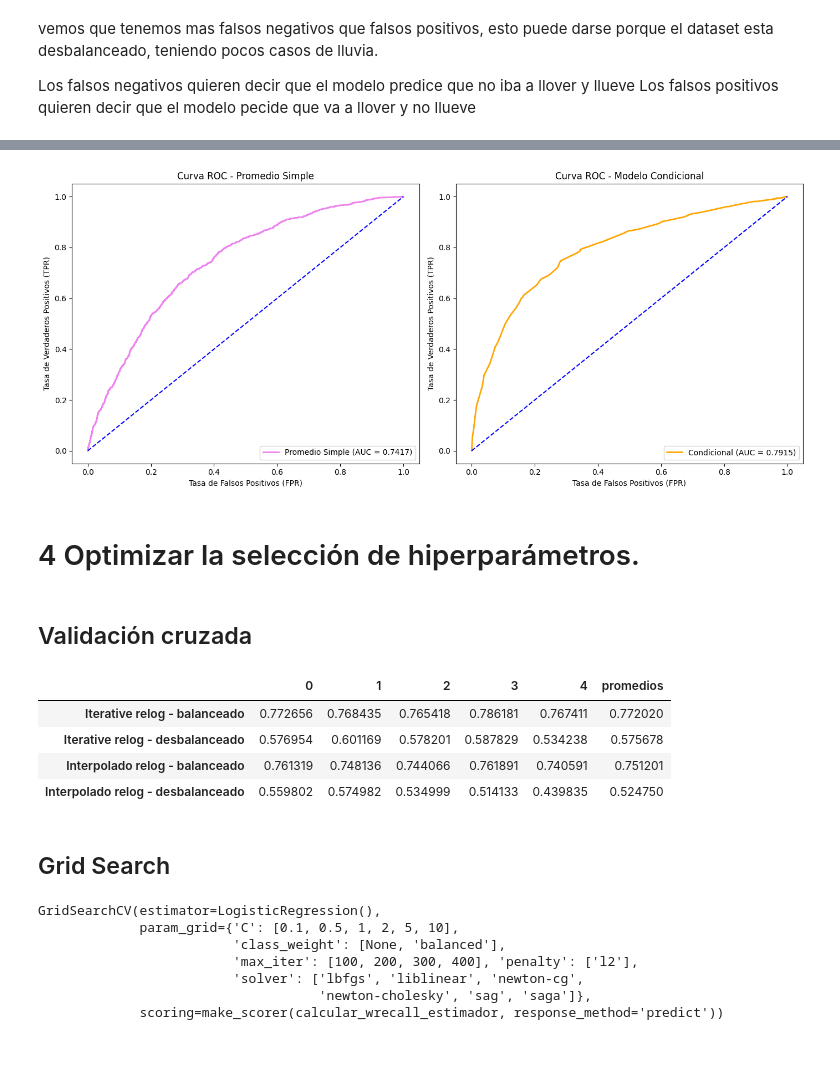
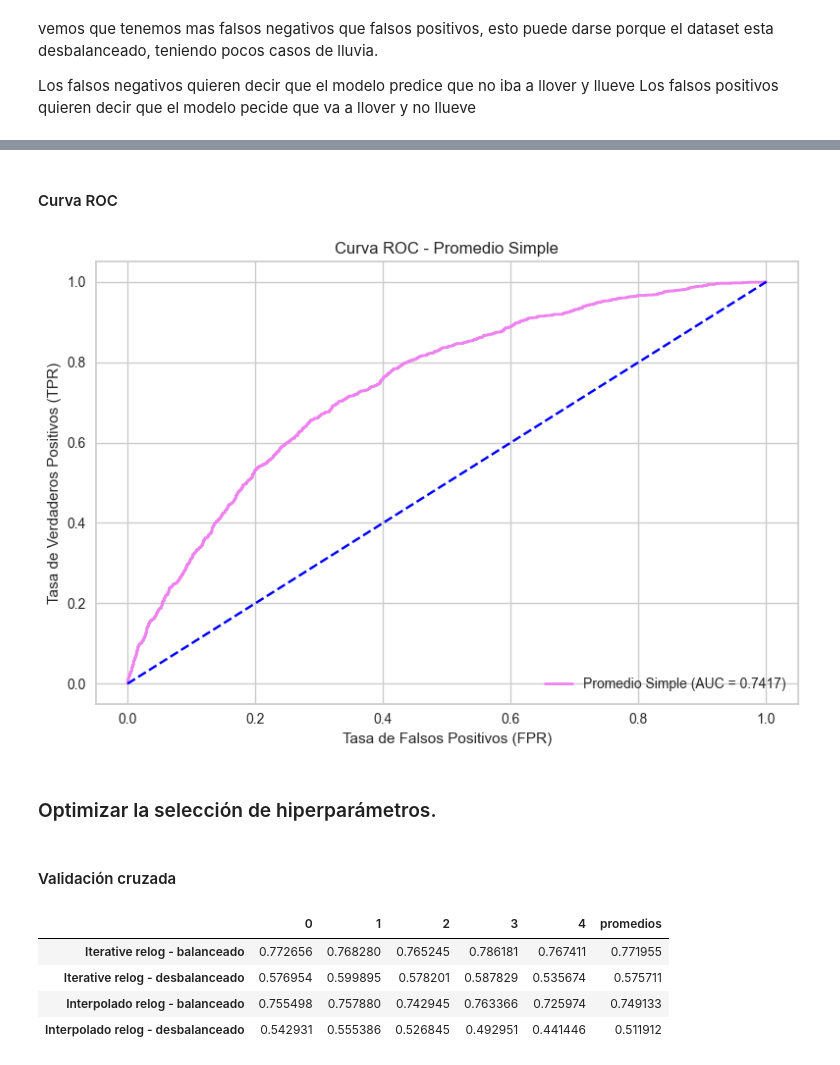
Before and after one commit to nacho-gonz/AA1-TUIA-Gonzalez-Noir, a Jupyter notebook: TP-ClasificacionAA1.ipynb, the cells around one changed output, grey strips where cells are left out. Cells and saved outputs as stored; diff of their text form; code cells hidden in the pictures.

```diff
--- a/TP-ClasificacionAA1.ipynb
+++ b/TP-ClasificacionAA1.ipynb
@@ -426,7 +447,7 @@ def positivisar(df):
 
     columnas = df.columns
     for col in columnas:
-        if col in ['MinTemp','MaxTemp','Temp9am','Temp3pm']:
+        if col in ['MinTemp','MaxTemp','Temp9am','Temp3pm', 'RainToday_Yes']:
             continue
         df[col][df[col] < 0] = 0
         df[col] = df[col].round(1)
@@ -538,6 +559,8 @@ x_test_procesado_iterative = codificar_variables(x_test_merge_iterative)
 
 x_train_procesado_interpol = codificar_variables(x_train_merge_interpol)
 x_test_procesado_interpol = codificar_variables(x_test_merge_interpol)
+# %%
+y_train_codif.reset_index(drop=True, inplace=True)
 # %%
 df_train_completo = x_train_procesado_iterative.copy()
 df_train_completo['RainTomorrow'] = y_train_codif
@@ -894,9 +913,9 @@ plt.show()
 # %%
-x_train_avg = x_train_procesado_iterative.mean(axis=1)
-x_test_avg = x_test_procesado_iterative.mean(axis=1)
+x_train_avg = x_train_procesado_iterative.mean(axis=1).astype(float)
+x_test_avg = x_test_procesado_iterative.mean(axis=1).astype(float)
 
 umbral = x_train_avg.mean()
 
 y_pred_avg = (x_test_avg > umbral).astype(int)
 
-y_pred_avg_prob = (x_test_avg - x_test_avg.min()) / (x_test_avg.max() - x_test_avg.min())
+y_pred_avg_prob = 1 / (1 + np.exp(-12 * (x_test_avg - umbral)))
@@ -999,33 +963,25 @@ plt.show()
+# %% [markdown]
+#### Curva ROC
 # %%
 fpr_avg, tpr_avg, _ = roc_curve(y_test_codif, y_pred_avg_prob)
 roc_auc_avg = auc(fpr_avg, tpr_avg)
 
-fpr_base, tpr_base, _ = roc_curve(y_test_codif, y_pred_cl_sun_prob)
-roc_auc_base = auc(fpr_base, tpr_base)
-fig, axes = plt.subplots(1, 2, figsize=(14, 6))
 
-axes[0].plot(fpr_avg, tpr_avg, color='violet', lw=2, label='Promedio Simple (AUC = %0.4f)' % roc_auc_avg)
-axes[0].plot([0, 1], [0, 1], color='blue', linestyle='--')
-axes[0].set_xlabel('Tasa de Falsos Positivos (FPR)')
-axes[0].set_ylabel('Tasa de Verdaderos Positivos (TPR)')
-axes[0].set_title('Curva ROC - Promedio Simple')
-axes[0].legend(loc="lower right")
-
-axes[1].plot(fpr_base, tpr_base, color='orange', lw=2, label='Condicional (AUC = %0.4f)' % roc_auc_base)
-axes[1].plot([0, 1], [0, 1], color='blue', linestyle='--')
-axes[1].set_xlabel('Tasa de Falsos Positivos (FPR)')
-axes[1].set_ylabel('Tasa de Verdaderos Positivos (TPR)')
-axes[1].set_title('Curva ROC - Modelo Condicional')
-axes[1].legend(loc="lower right")
+plt.plot(fpr_avg, tpr_avg, color='violet', lw=2, label='Promedio Simple (AUC = %0.4f)' % roc_auc_avg)
+plt.plot([0, 1], [0, 1], color='blue', linestyle='--')
+plt.xlabel('Tasa de Falsos Positivos (FPR)')
+plt.ylabel('Tasa de Verdaderos Positivos (TPR)')
+plt.title('Curva ROC - Promedio Simple')
+plt.legend(loc="lower right")
 
 plt.tight_layout()
 plt.show()
 # %% [output]
-[figure, old version]
+[figure, new version]
 # %% [markdown]
-# 4 Optimizar la selección de hiperparámetros.
+### Optimizar la selección de hiperparámetros.
 # %% [markdown]
-## Validación cruzada
+#### Validación cruzada
 # %%
 my_scorer = make_scorer(calcular_wrecall_estimador, greater_is_better=True)
 
@@ -1050,31 +1006,7 @@ validations['promedios'] = [np.mean(val_relog_balanced_iterative),np.mean(val_re
 validations
 # %% [output]
 |  | 0 | 1 | 2 | 3 | 4 | promedios |
-| Iterative relog - balanceado | 0.772656 | 0.768435 | 0.765418 | 0.786181 | 0.767411 | 0.772020 |
-| Iterative relog - desbalanceado | 0.576954 | 0.601169 | 0.578201 | 0.587829 | 0.534238 | 0.575678 |
-| Interpolado relog - balanceado | 0.761319 | 0.748136 | 0.744066 | 0.761891 | 0.740591 | 0.751201 |
-| Interpolado relog - desbalanceado | 0.559802 | 0.574982 | 0.534999 | 0.514133 | 0.439835 | 0.524750 |
+| Iterative relog - balanceado | 0.772656 | 0.768280 | 0.765245 | 0.786181 | 0.767411 | 0.771955 |
+| Iterative relog - desbalanceado | 0.576954 | 0.599895 | 0.578201 | 0.587829 | 0.535674 | 0.575711 |
+| Interpolado relog - balanceado | 0.755498 | 0.757880 | 0.742945 | 0.763366 | 0.725974 | 0.749133 |
+| Interpolado relog - desbalanceado | 0.542931 | 0.555386 | 0.526845 | 0.492951 | 0.441446 | 0.511912 |
-# %% [markdown]
-## Grid Search
-# %%
-param_grid = {
-    'class_weight': [None, 'balanced'],
-    'solver': ['lbfgs', 'liblinear', 'newton-cg', 'newton-cholesky', 'sag', 'saga'],
-    'penalty': ['l2'],
-    'C': [0.1, 0.5, 1, 2, 5, 10],
-    'max_iter': [100, 200, 300, 400]
-}
-
-grid_search = GridSearchCV(
-    LogisticRegression(), param_grid, scoring=my_scorer
-)
-
-grid_search.fit(x_train_procesado_iterative, y_train_codif)
-# %% [output]
-GridSearchCV(estimator=LogisticRegression(),
-             param_grid={'C': [0.1, 0.5, 1, 2, 5, 10],
-                         'class_weight': [None, 'balanced'],
-                         'max_iter': [100, 200, 300, 400], 'penalty': ['l2'],
-                         'solver': ['lbfgs', 'liblinear', 'newton-cg',
-                                    'newton-cholesky', 'sag', 'saga']},
-             scoring=make_scorer(calcular_wrecall_estimador, response_method='predict'))
```
Also changed, not shown: parts of 51 cells of this notebook.
